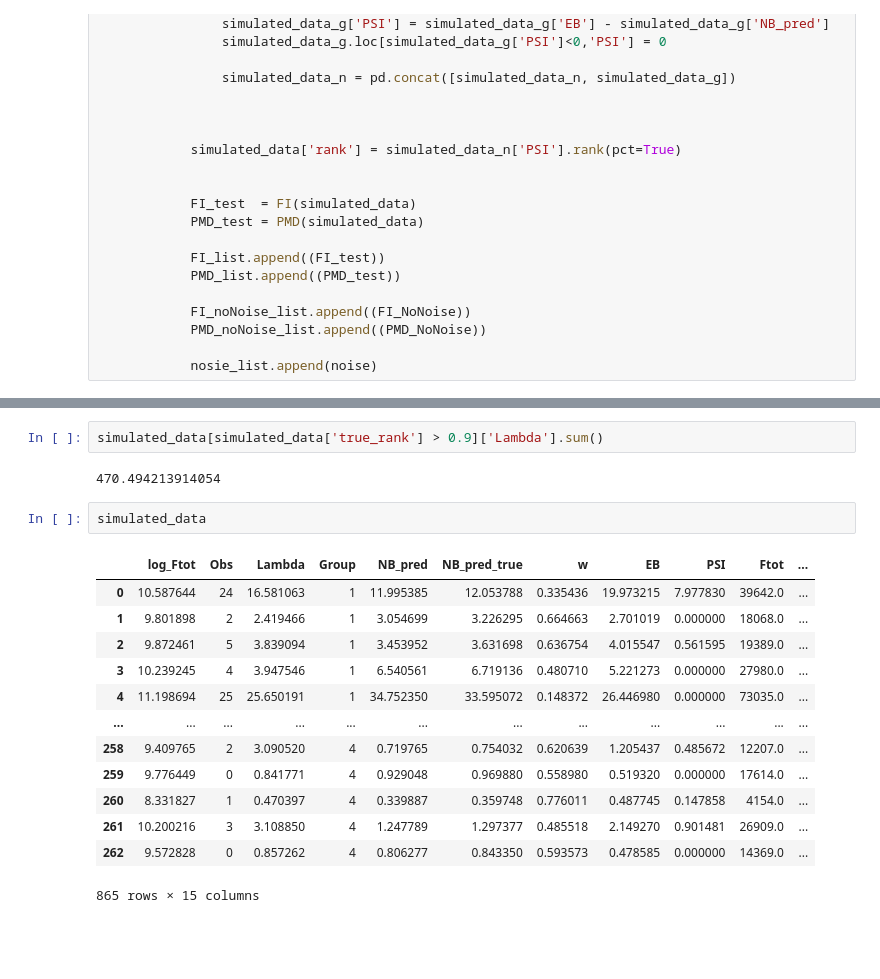
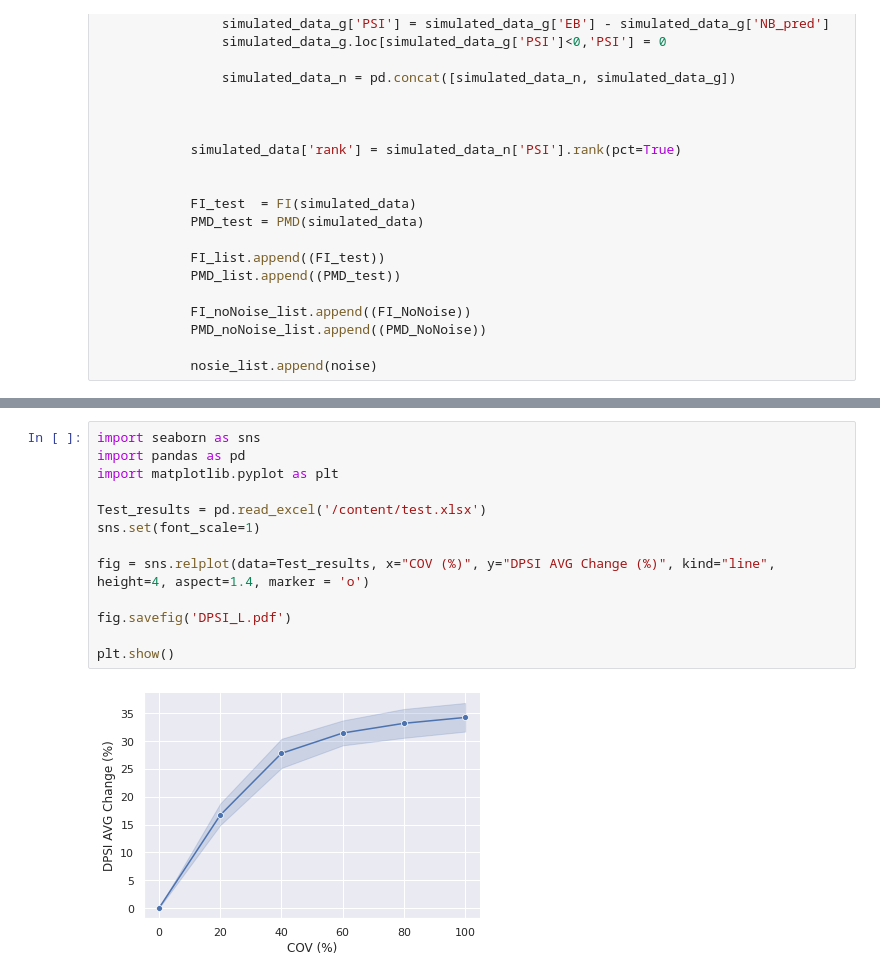
Before and after one commit to mz-zarei/NBEB-Sensitivity, a Jupyter notebook: NBEB_sensitivity_Application.ipynb, the cells around one changed output, grey strips where cells are left out. Saved outputs shown, nothing was run; the diff lists cells and outputs as text; blank space fills up the shorter version.

```diff
--- a/NBEB_sensitivity_Application.ipynb
+++ b/NBEB_sensitivity_Application.ipynb
@@ -219,20 +218,15 @@ plt.show()
-# %%
-simulated_data[simulated_data['true_rank'] > 0.9]['Lambda'].sum()
-# %% [output]
-470.494213914054
-# %%
-simulated_data
-# %% [output]
-|  | log_Ftot | Obs | Lambda | Group | NB_pred | NB_pred_true | w | EB | PSI | Ftot | ... |
-| 0 | 10.587644 | 24 | 16.581063 | 1 | 11.995385 | 12.053788 | 0.335436 | 19.973215 | 7.977830 | 39642.0 | ... |
-| 1 | 9.801898 | 2 | 2.419466 | 1 | 3.054699 | 3.226295 | 0.664663 | 2.701019 | 0.000000 | 18068.0 | ... |
-| 2 | 9.872461 | 5 | 3.839094 | 1 | 3.453952 | 3.631698 | 0.636754 | 4.015547 | 0.561595 | 19389.0 | ... |
-| 3 | 10.239245 | 4 | 3.947546 | 1 | 6.540561 | 6.719136 | 0.480710 | 5.221273 | 0.000000 | 27980.0 | ... |
-| 4 | 11.198694 | 25 | 25.650191 | 1 | 34.752350 | 33.595072 | 0.148372 | 26.446980 | 0.000000 | 73035.0 | ... |
-| ... | ... | ... | ... | ... | ... | ... | ... | ... | ... | ... | ... |
-| 258 | 9.409765 | 2 | 3.090520 | 4 | 0.719765 | 0.754032 | 0.620639 | 1.205437 | 0.485672 | 12207.0 | ... |
-| 259 | 9.776449 | 0 | 0.841771 | 4 | 0.929048 | 0.969880 | 0.558980 | 0.519320 | 0.000000 | 17614.0 | ... |
-| 260 | 8.331827 | 1 | 0.470397 | 4 | 0.339887 | 0.359748 | 0.776011 | 0.487745 | 0.147858 | 4154.0 | ... |
-| 261 | 10.200216 | 3 | 3.108850 | 4 | 1.247789 | 1.297377 | 0.485518 | 2.149270 | 0.901481 | 26909.0 | ... |
-| 262 | 9.572828 | 0 | 0.857262 | 4 | 0.806277 | 0.843350 | 0.593573 | 0.478585 | 0.000000 | 14369.0 | ... |
-865 rows × 15 columns
+# %%
+import seaborn as sns
+import pandas as pd
+import matplotlib.pyplot as plt
+
+Test_results = pd.read_excel('/content/test.xlsx')
+sns.set(font_scale=1)
+
+fig = sns.relplot(data=Test_results, x="COV (%)", y="DPSI AVG Change (%)", kind="line", height=4, aspect=1.4, marker = 'o')
+
+fig.savefig('DPSI_L.pdf')
+
+plt.show()
+# %% [output]
+[figure, added]
```
Also changed, not shown: parts of 3 cells of this notebook.
